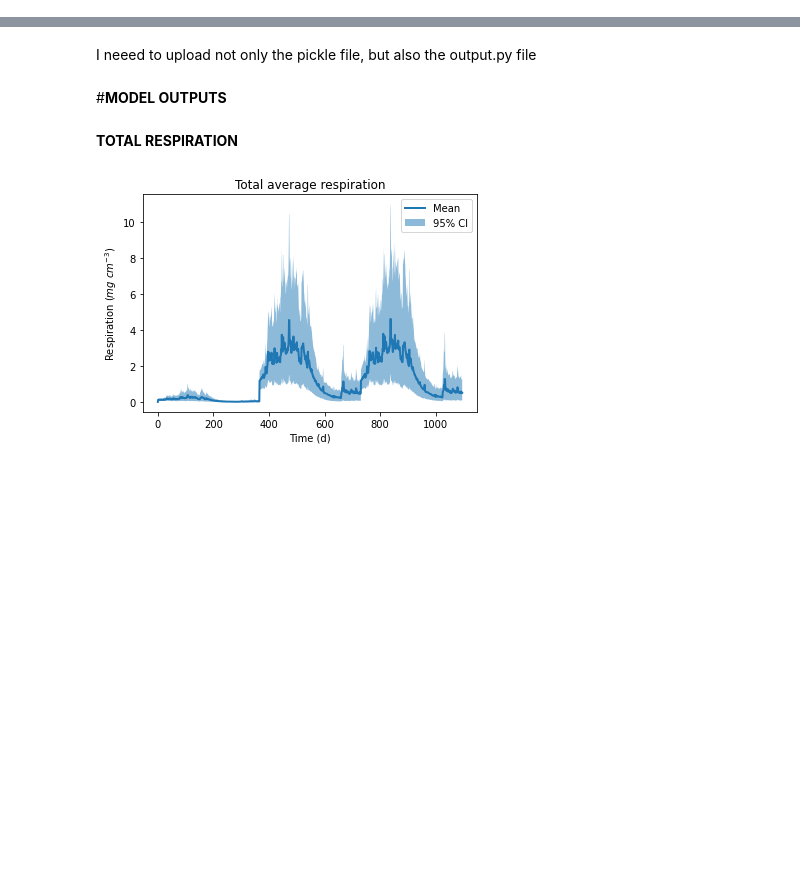
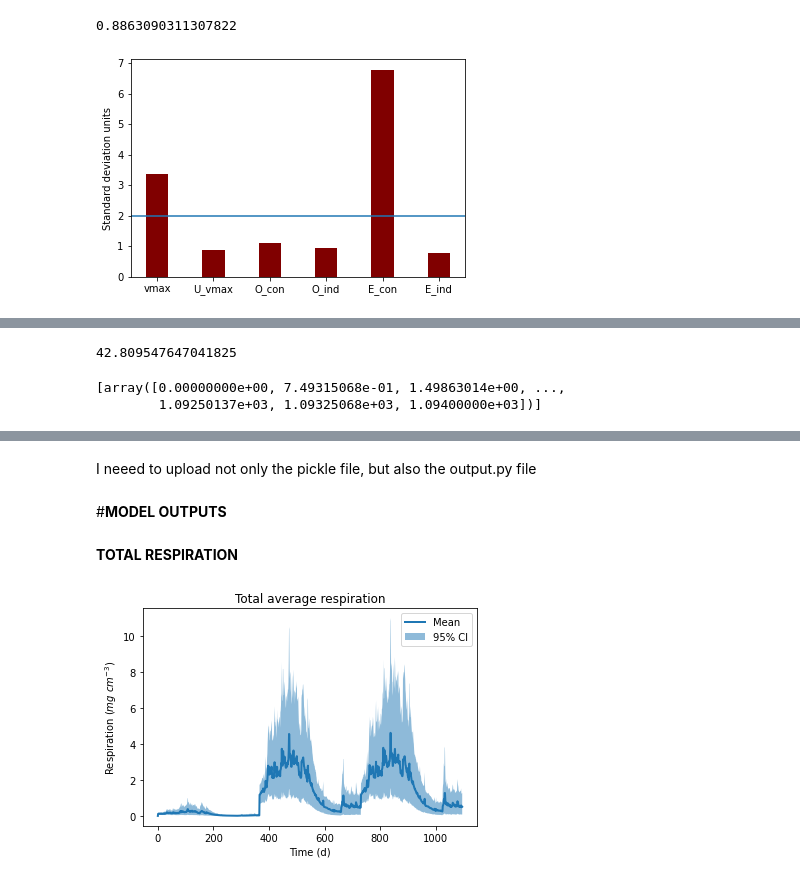
Before and after one commit to DEMENT-Model/DEMENT_toy, a Jupyter notebook: plotting.ipynb, the cells around one changed output, grey strips where cells are left out. Cells and saved outputs as stored; diff of their text form; code cells hidden in the pictures; blank space fills up the shorter version.

```diff
--- a/plotting.ipynb
+++ b/plotting.ipynb
@@ -10,0 +118,19 @@ from plotnine import *
+# %%
+base  = np.concatenate((respi_base,CUE_base,Subst_base,Bioma_base),axis=1) # 100,5844
+vmax  = np.concatenate((respi_vmax,CUE_vmax,Subst_vmax,Bioma_vmax),axis=1)
+Uvmax = np.concatenate((respi_Uvmax,CUE_Uvmax,Subst_Uvmax,Bioma_Uvmax),axis=1)
+o_con = np.concatenate((respi_o_con,CUE_o_con,Subst_o_con,Bioma_o_con),axis=1)
+o_ind = np.concatenate((respi_o_ind,CUE_o_ind,Subst_o_ind,Bioma_o_ind),axis=1)
+e_con = np.concatenate((respi_e_con,CUE_e_con,Subst_e_con,Bioma_e_con),axis=1)
+e_ind = np.concatenate((respi_e_ind,CUE_e_ind,Subst_e_ind,Bioma_e_ind),axis=1)
+# %%
+test = np.concatenate((base,vmax,Uvmax,o_con,o_ind,e_con,e_ind),axis=0) # (700, 5844)
+test1 = 0.1*(test.mean(axis=0)) # 5844
+# %%
+base_T  = np.divide(base, test1) #(100, 5844)
+vmax_T  = np.divide(vmax, test1)
+Uvmax_T = np.divide(Uvmax, test1)
+o_con_T = np.divide(o_con, test1)
+o_ind_T = np.divide(o_ind, test1)
+e_con_T = np.divide(e_con, test1)
+e_ind_T = np.divide(e_ind, test1)
@@ -10,0 +169,31 @@ from plotnine import *
+# %%
+mean1 = (2*np.mean(E_vmax)-np.mean(E_base)-np.mean(EE_vmax))**(0.5)
+mean2 = (2*np.mean(E_vUmax)-np.mean(E_base)-np.mean(EE_vUmax))**(0.5)
+mean3 = (2*np.mean(E_o_con)-np.mean(E_base)-np.mean(EE_o_con))**(0.5)
+mean4 = (2*np.mean(E_o_ind)-np.mean(E_base)-np.mean(EE_o_ind))**(0.5)
+mean5 = (2*np.mean(E_e_con)-np.mean(E_base)-np.mean(EE_e_con))**(0.5)
+mean6 = (2*np.mean(E_e_ind)-np.mean(E_base)-np.mean(EE_e_ind))**(0.5)
+# %%
+mean2
+# %% [output]
+0.8863090311307822
+# %%
+import numpy as np
+import matplotlib.pyplot as plt
+from google.colab import files
+
+courses = ["vmax","U_vmax","O_con","O_ind","E_con","E_ind"]
+values = [mean1,mean2,mean3,mean4,mean5,mean6]
+
+fig2, ax1 = plt.subplots()
+
+plt.bar(courses, values, color ='maroon',
+        width = 0.4)
+plt.axhline(y=2)
+plt.ylabel("Standard deviation units")
+plt.show()
+image_name = 'myimage1.png'
+fig2.savefig(image_name, dpi=300)
+files.download('myimage1.png')
+# %% [output]
+[figure, added]
@@ -10,0 +227,11 @@ from plotnine import *
+# %%
+mean6
+# %% [output]
+42.809547647041825
+# %%
+a = [np.linspace(0,365*3-1,365*4+1)]
+#(respi_base[1])[a]
+a
+# %% [output]
+[array([0.00000000e+00, 7.49315068e-01, 1.49863014e+00, ...,
+        1.09250137e+03, 1.09325068e+03, 1.09400000e+03])]
```
Also changed, not shown: parts of 28 cells of this notebook.
